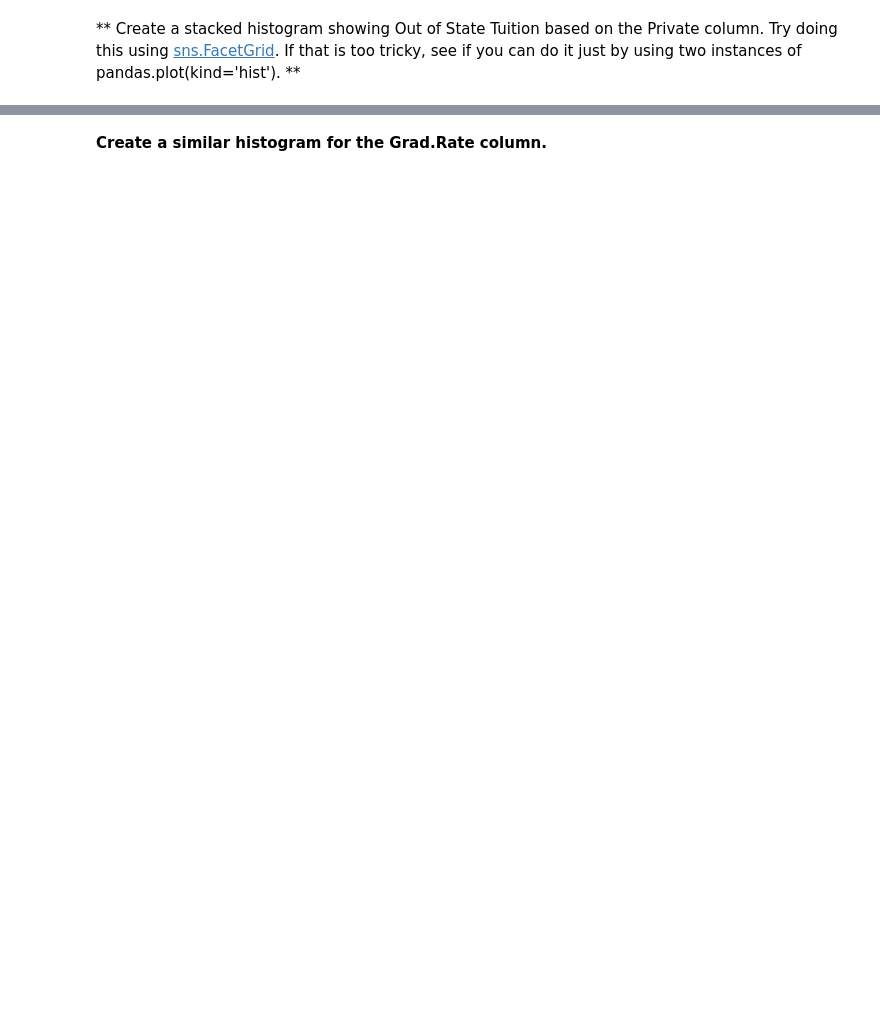
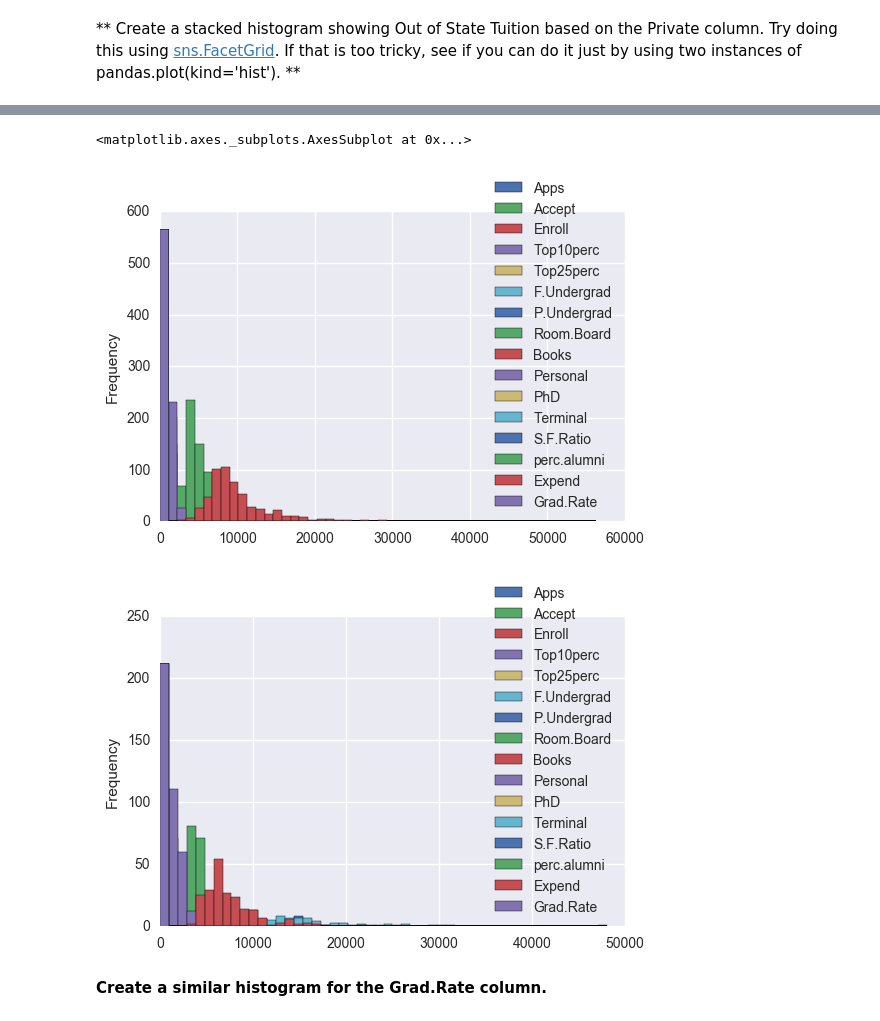
Before and after one commit to u-sky/Python-Data-Science-and-Machine-Learning-Bootcamp, a Jupyter notebook: Machine Learning Sections/K-Means-Clustering/K Means Clustering Project .ipynb, the cells around one changed output, grey strips where cells are left out. Cells and saved outputs as stored; diff of their text form; code cells hidden in the pictures; blank space fills up the shorter version.

```diff
--- a/Machine Learning Sections/K-Means-Clustering/K Means Clustering Project .ipynb
+++ b/Machine Learning Sections/K-Means-Clustering/K Means Clustering Project .ipynb
@@ -127,2 +136,9 @@ plt.legend()
+# %%
+data[data['Private'] == 'Yes'].plot(x='Outstate', bins=50, kind='hist')
+data[data['Private'] == 'No'].plot(x='Outstate', bins=50, kind='hist')
+# %% [output]
+<matplotlib.axes._subplots.AxesSubplot at 0x...>
+[figure, added]
+[figure, added]
 # %% [markdown]
 **Create a similar histogram for the Grad.Rate column.**
```
Also changed, not shown: parts of 26 cells of this notebook, 4 other files.
